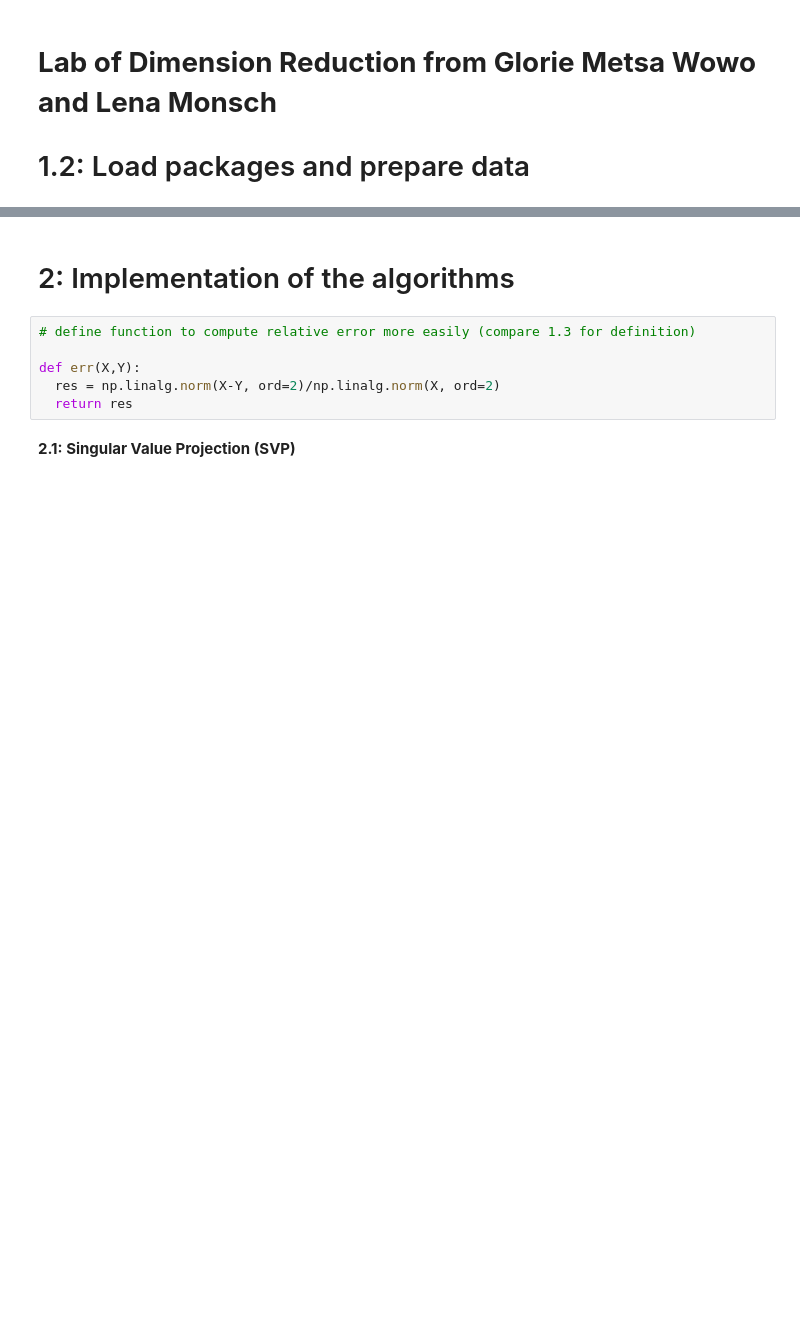
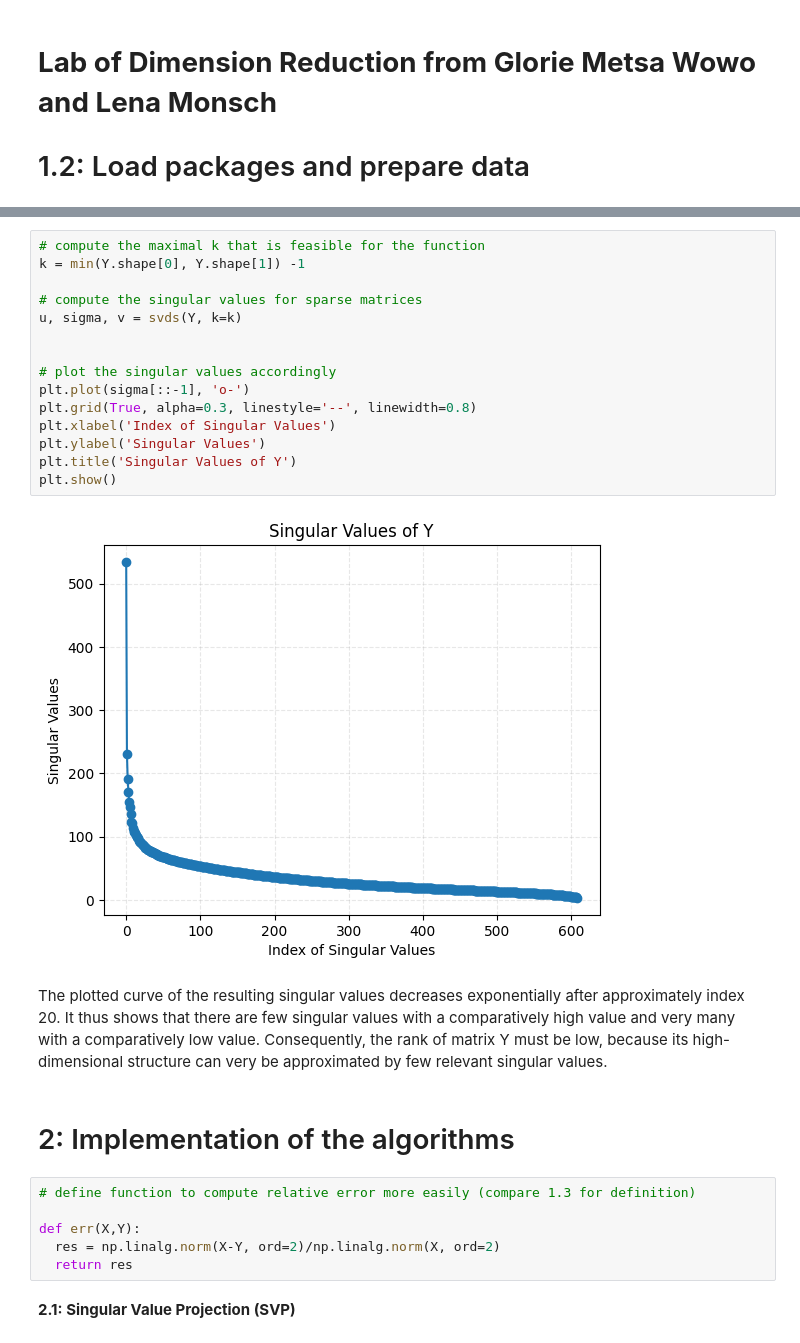
Before and after one commit to smlemons/Dimension-Reduction-Lab, a Jupyter notebook: LabDimReduction.ipynb, the cells around one changed output, grey strips where cells are left out. Drawn from its saved outputs; the diff is of its cells as text; blank space fills up the shorter version.

```diff
--- a/LabDimReduction.ipynb
+++ b/LabDimReduction.ipynb
@@ -80,5 +86,24 @@ answer
 
 3.  Plot the singular values of the matrix $Y^S$. What does the plot look like? What does this tell you about the rank of the matrix Y ?
+# %%
+# compute the maximal k that is feasible for the function
+k = min(Y.shape[0], Y.shape[1]) -1
+
+# compute the singular values for sparse matrices
+u, sigma, v = svds(Y, k=k)
+
+
+# plot the singular values accordingly
+plt.plot(sigma[::-1], 'o-')
+plt.grid(True, alpha=0.3, linestyle='--', linewidth=0.8)
+plt.xlabel('Index of Singular Values')
+plt.ylabel('Singular Values')
+plt.title('Singular Values of Y')
+plt.show()
+# %% [output]
+[figure, added]
+# %% [markdown]
+The plotted curve of the resulting singular values decreases exponentially after approximately index 20. It thus shows that there are few singular values with a comparatively high value and very many with a comparatively low value. Consequently, the rank of matrix Y must be low, because its high-dimensional structure can very be approximated by few relevant singular values.
 # %% [markdown]
 # 2: Implementation of the algorithms
 # %%
```
Also changed, not shown: parts of 3 cells of this notebook.
